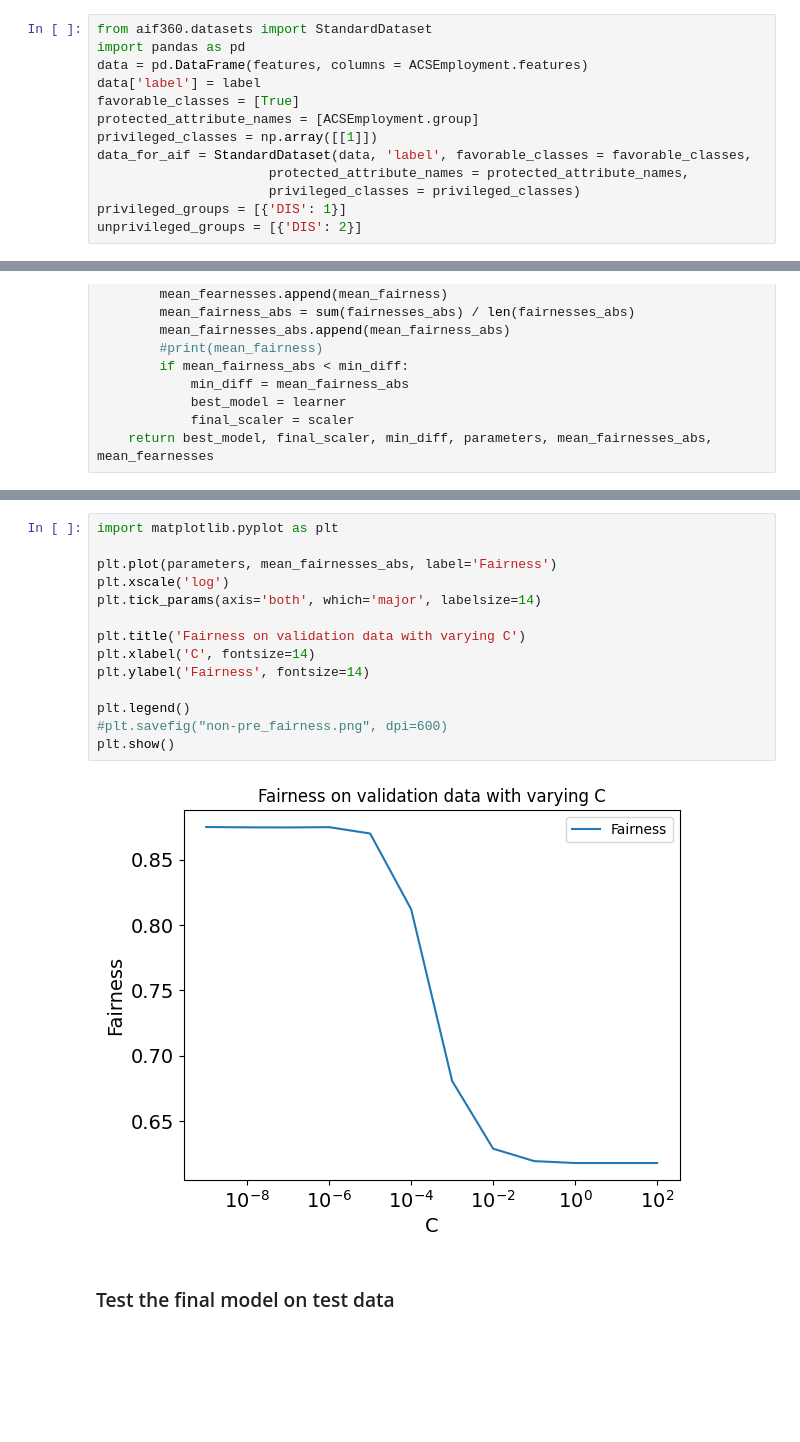
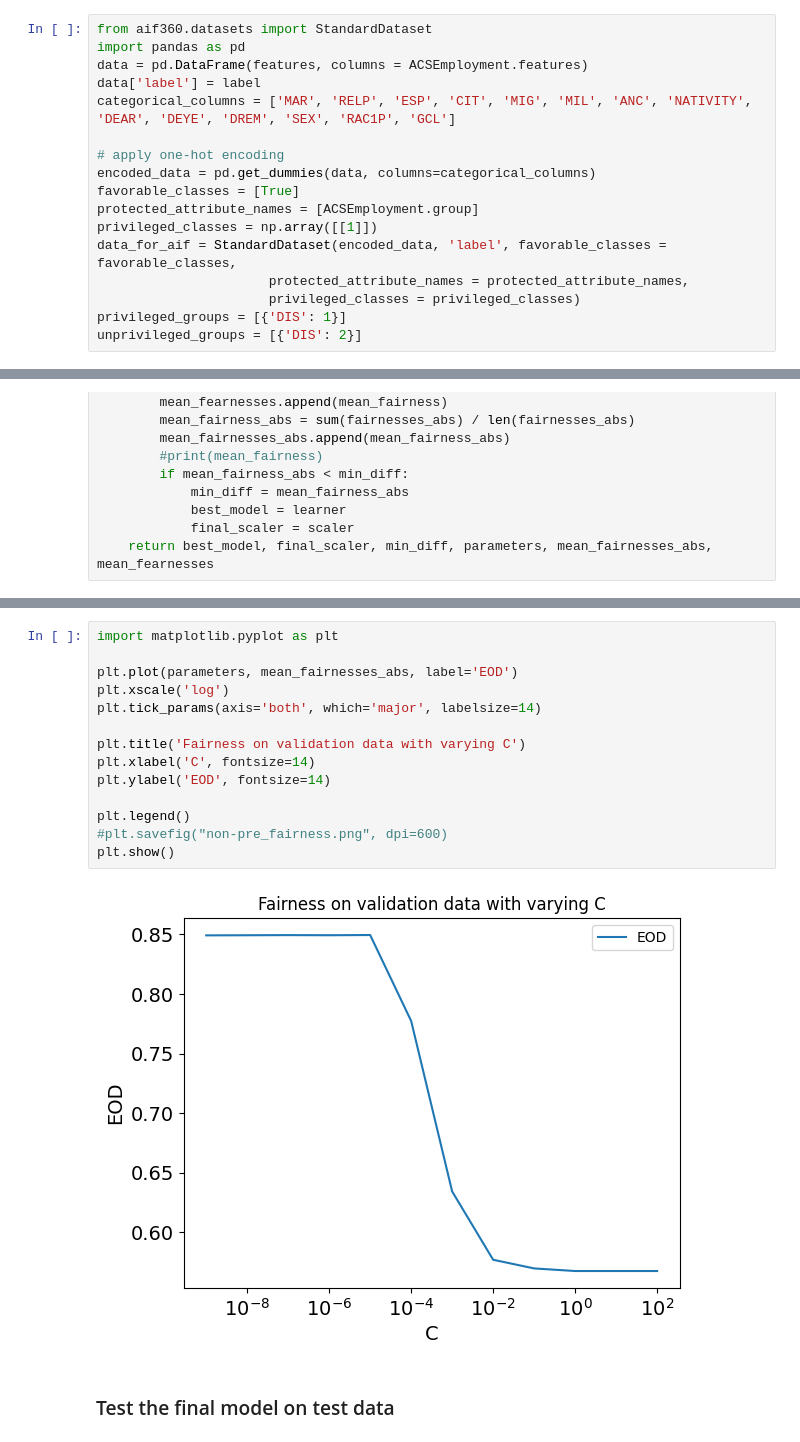
Before and after one commit to mitsides06/Fairness-ML, a Jupyter notebook: main.ipynb, the cells around one changed output, grey strips where cells are left out. Cells and saved outputs as stored; diff of their text form; blank space fills up the shorter version.

```diff
--- a/main.ipynb
+++ b/main.ipynb
@@ -49,10 +49,14 @@ from aif360.datasets import StandardDataset
 import pandas as pd
 data = pd.DataFrame(features, columns = ACSEmployment.features)
 data['label'] = label
+categorical_columns = ['MAR', 'RELP', 'ESP', 'CIT', 'MIG', 'MIL', 'ANC', 'NATIVITY', 'DEAR', 'DEYE', 'DREM', 'SEX', 'RAC1P', 'GCL']
+
+# apply one-hot encoding
+encoded_data = pd.get_dummies(data, columns=categorical_columns)
 favorable_classes = [True]
 protected_attribute_names = [ACSEmployment.group]
 privileged_classes = np.array([[1]])
-data_for_aif = StandardDataset(data, 'label', favorable_classes = favorable_classes,
+data_for_aif = StandardDataset(encoded_data, 'label', favorable_classes = favorable_classes,
                       protected_attribute_names = protected_attribute_names,
                       privileged_classes = privileged_classes)
 privileged_groups = [{'DIS': 1}]
@@ -260,19 +264,19 @@ C=100    Fairness=0.6179080169947406
 # %%
 import matplotlib.pyplot as plt
 
-plt.plot(parameters, mean_fairnesses_abs, label='Fairness')
+plt.plot(parameters, mean_fairnesses_abs, label='EOD')
 plt.xscale('log')
 plt.tick_params(axis='both', which='major', labelsize=14)
 
 plt.title('Fairness on validation data with varying C')
 plt.xlabel('C', fontsize=14)
-plt.ylabel('Fairness', fontsize=14)
+plt.ylabel('EOD', fontsize=14)
 
 plt.legend()
 #plt.savefig("non-pre_fairness.png", dpi=600)
 plt.show()
 # %% [output]
-[figure, old version]
+[figure, new version]
 # %% [markdown]
 ### Test the final model on test data
 # %%
```
Also changed, not shown: parts of 53 cells of this notebook.
